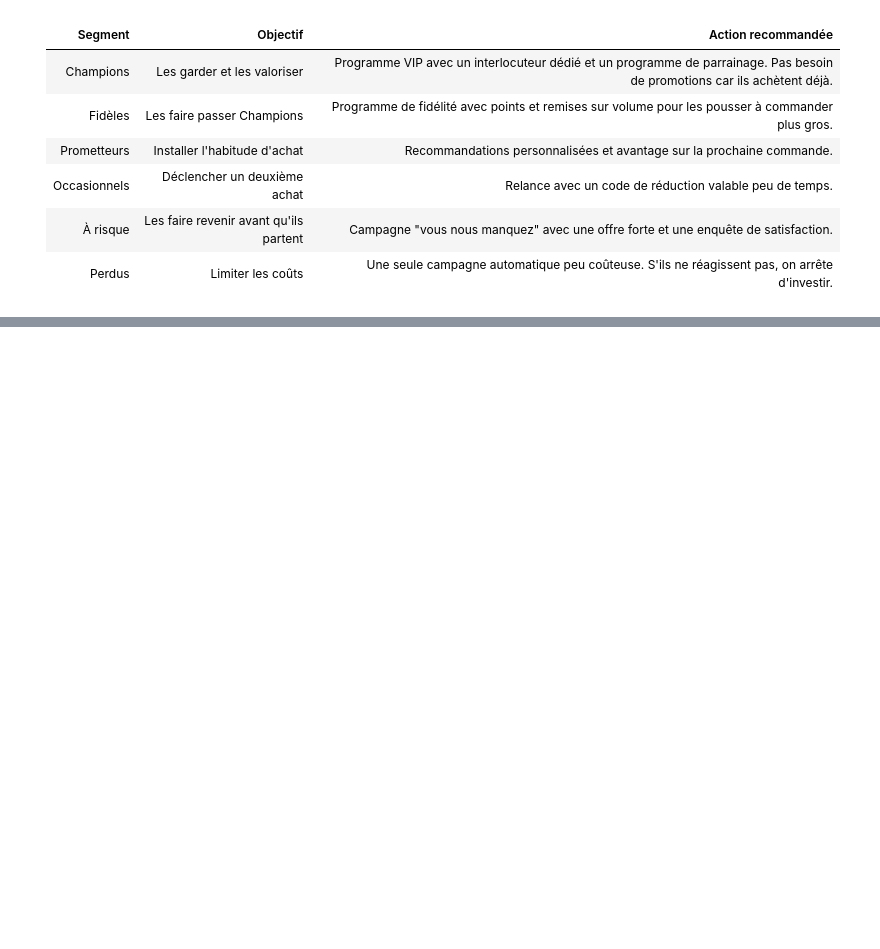
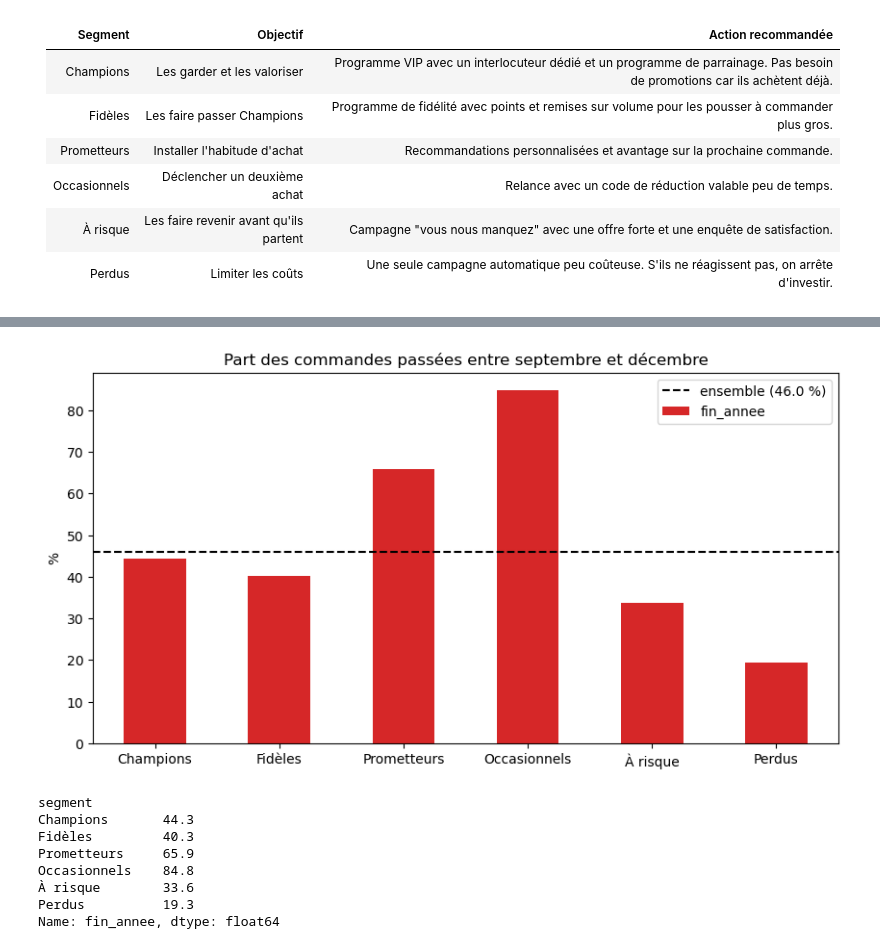
Before and after one commit to Zohair69/globalshop-rfm, a Jupyter notebook: notebooks/online_retail_clustering_rfm.ipynb, the cells around one changed output, grey strips where cells are left out. Cells and saved outputs as stored; diff of their text form; code cells hidden in the pictures; blank space fills up the shorter version.

```diff
--- a/notebooks/online_retail_clustering_rfm.ipynb
+++ b/notebooks/online_retail_clustering_rfm.ipynb
@@ -1880,0 +1946,28 @@ On associe une action marketing à chaque segment. L'idée est d'investir le plu
+# %%
+# Part des commandes passées entre septembre et décembre pour chaque segment, avec la part pour l'ensemble des clients
+commandes = achats[["id_client", "numero_facture", "date_facture"]].drop_duplicates(subset="numero_facture")
+commandes = commandes.merge(rfm[["segment"]], left_on="id_client", right_index=True)
+commandes["fin_annee"] = commandes["date_facture"].dt.month >= 9
+
+part_noel = (commandes.groupby("segment")["fin_annee"].mean() * 100).loc[ordre].round(1)
+part_ensemble = commandes["fin_annee"].mean() * 100
+
+part_noel.plot(kind="bar", figsize=(10, 5), rot=0, color="tab:red")
+plt.axhline(part_ensemble, color="black", linestyle="--", label=f"ensemble ({part_ensemble:.1f} %)")
+plt.title("Part des commandes passées entre septembre et décembre")
+plt.ylabel("%")
+plt.xlabel("")
+plt.legend()
+plt.show()
+
+part_noel
+# %% [output]
+[figure, added]
+segment
+Champions       44.3
+Fidèles         40.3
+Prometteurs     65.9
+Occasionnels    84.8
+À risque        33.6
+Perdus          19.3
+Name: fin_annee, dtype: float64
```
Also changed, not shown: parts of 11 cells of this notebook.
